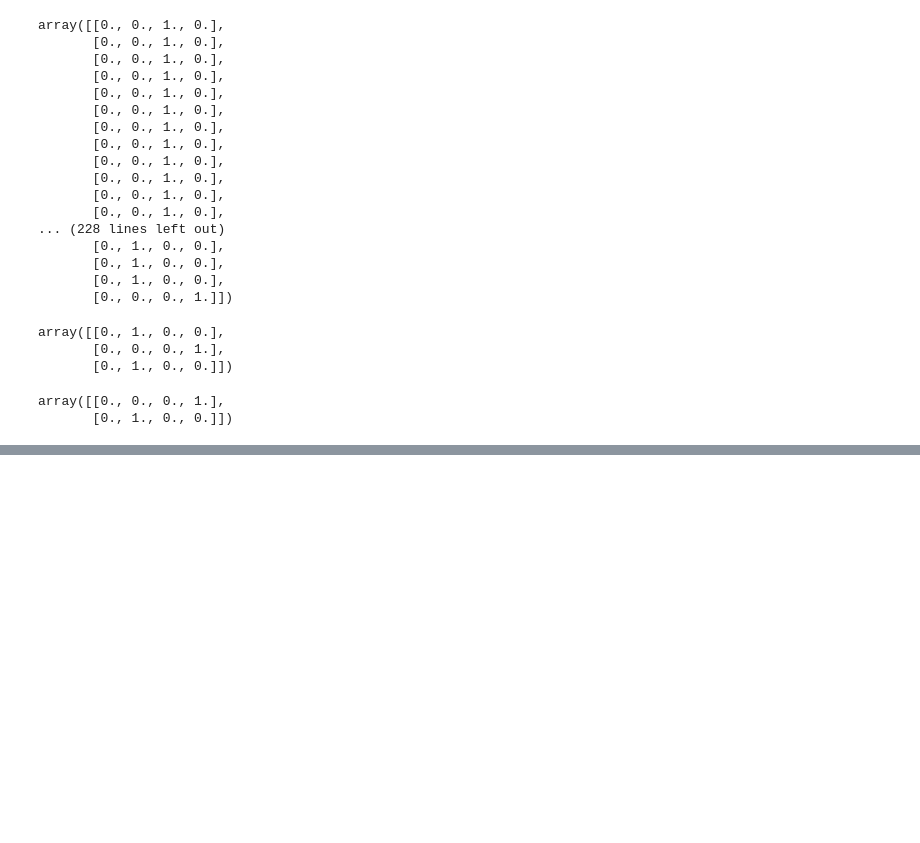
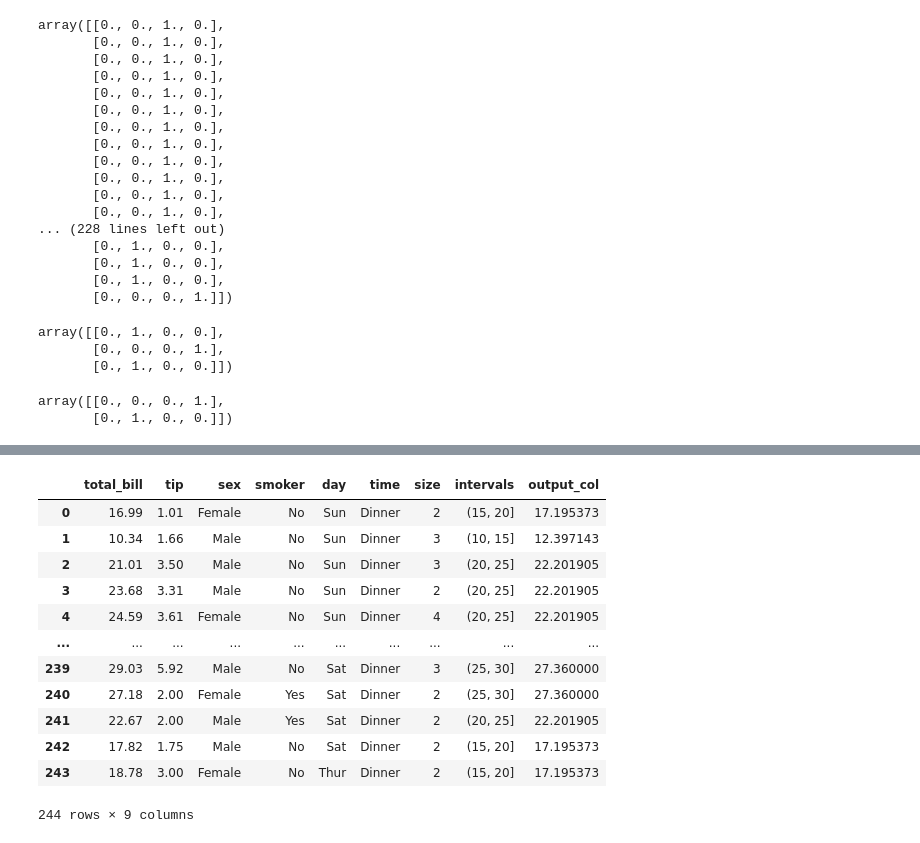
Before and after one commit to shaikmaaheed/datascience, a Jupyter notebook: Feature Extraction/_2data_encoding.ipynb, the cells around one changed output, grey strips where cells are left out. Saved outputs shown, nothing was run; the diff lists cells and outputs as text; code cells hidden in the pictures; blank space fills up the shorter version.

```diff
--- a/Feature Extraction/_2data_encoding.ipynb
+++ b/Feature Extraction/_2data_encoding.ipynb
@@ -130,0 +221,13 @@ array([[0., 0., 0., 1.],
+# %%
+import pandas as pd
+
+# create a sample dataframe with a categorical variable and a target variable
+df = pd.DataFrame({
+    'city': ['New York', 'London', 'Paris', 'Tokyo', 'New York', 'Paris'],
+    'price': [200, 150, 300, 250, 180, 320]
+})
+display(df.head())
+mean_price=df.groupby('city')['price'].mean().to_dict()
+display(mean_price)
+
+# mapping the above dict to the price is Target Guided Ordinal Encoding
@@ -130,0 +242,3 @@ array([[0., 0., 0., 1.],
+# %%
+df["TGOE"] = df["city"].map(mean_price)
+df
@@ -130,0 +264,45 @@ array([[0., 0., 0., 1.],
+# %%
+# bins = range(0, int(data['total_bill'].max()) + 5, 5)
+
+# # Add a new column 'total_bill_interval' to the DataFrame
+# data['total_bill_interval'] = pd.cut(data['total_bill'], bins)
+
+# # Find the mean of 'total_bill' for each interval
+# mean_tip_by_interval = data.groupby('total_bill_interval')['total_bill'].mean()
+# mean_data = data.groupby("total_bill_interval")["total_bill"].mean().to_dict()
+
+# data["mean_interval_bill"] = data["total_bill_interval"].map(mean_data)
+# data
+
+
+# making the above code dynamic
+# Internal assingment Concerting a numerical column into bins with interval and finding the mean of those intervals and mapping those means with the input column
+def tgoe_on_numerical_var(binsize:int, data:pd.Series, df:pd.DataFrame, interval_col_name:str, output_col:str, num_col:str):
+
+    bins = range(0, int(max(data)) + 5, binsize)
+
+    # Add a new column `interval_col_name` to the DataFrame
+    df[interval_col_name] = pd.cut(df[num_col], bins)
+
+    # Find the mean of `num_col`` for each interval
+
+    mean_data = df.groupby(interval_col_name)[num_col].mean().to_dict()
+
+    df[output_col] = df[interval_col_name].map(mean_data)
+    return df
+
+tgoe_on_numerical_var(5,data["total_bill"], data, "intervals", "output_col", "total_bill")
+# %% [output]
+|  | total_bill | tip | sex | smoker | day | time | size | intervals | output_col |
+| 0 | 16.99 | 1.01 | Female | No | Sun | Dinner | 2 | (15, 20] | 17.195373 |
+| 1 | 10.34 | 1.66 | Male | No | Sun | Dinner | 3 | (10, 15] | 12.397143 |
+| 2 | 21.01 | 3.50 | Male | No | Sun | Dinner | 3 | (20, 25] | 22.201905 |
+| 3 | 23.68 | 3.31 | Male | No | Sun | Dinner | 2 | (20, 25] | 22.201905 |
+| 4 | 24.59 | 3.61 | Female | No | Sun | Dinner | 4 | (20, 25] | 22.201905 |
+| ... | ... | ... | ... | ... | ... | ... | ... | ... | ... |
+| 239 | 29.03 | 5.92 | Male | No | Sat | Dinner | 3 | (25, 30] | 27.360000 |
+| 240 | 27.18 | 2.00 | Female | Yes | Sat | Dinner | 2 | (25, 30] | 27.360000 |
+| 241 | 22.67 | 2.00 | Male | Yes | Sat | Dinner | 2 | (20, 25] | 22.201905 |
+| 242 | 17.82 | 1.75 | Male | No | Sat | Dinner | 2 | (15, 20] | 17.195373 |
+| 243 | 18.78 | 3.00 | Female | No | Thur | Dinner | 2 | (15, 20] | 17.195373 |
+244 rows × 9 columns
```
Also changed, not shown: parts of 15 cells of this notebook, 1 other file.
